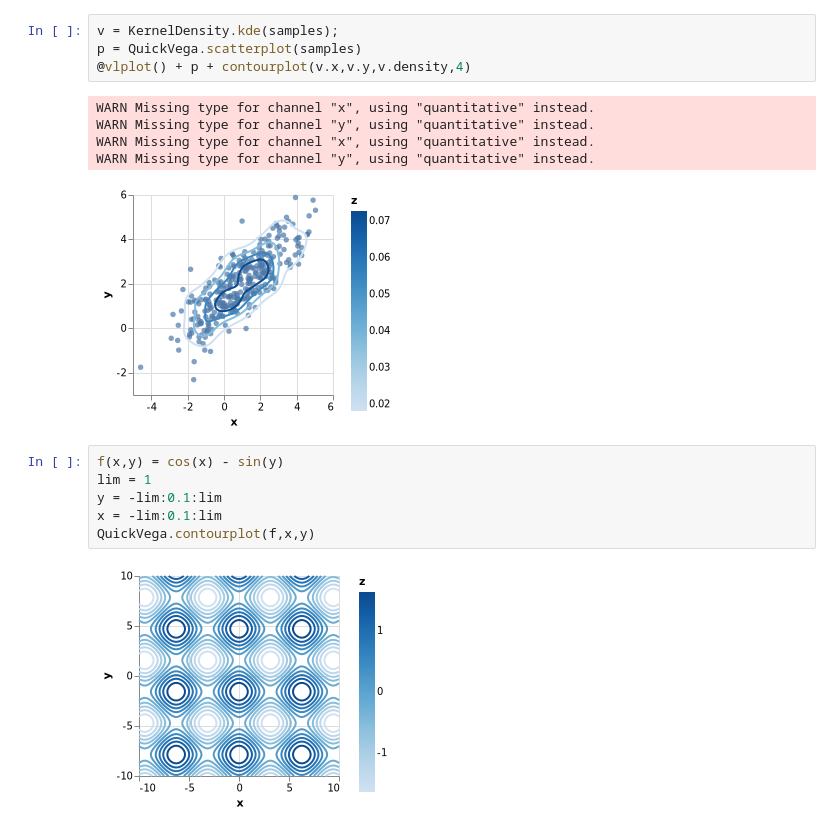
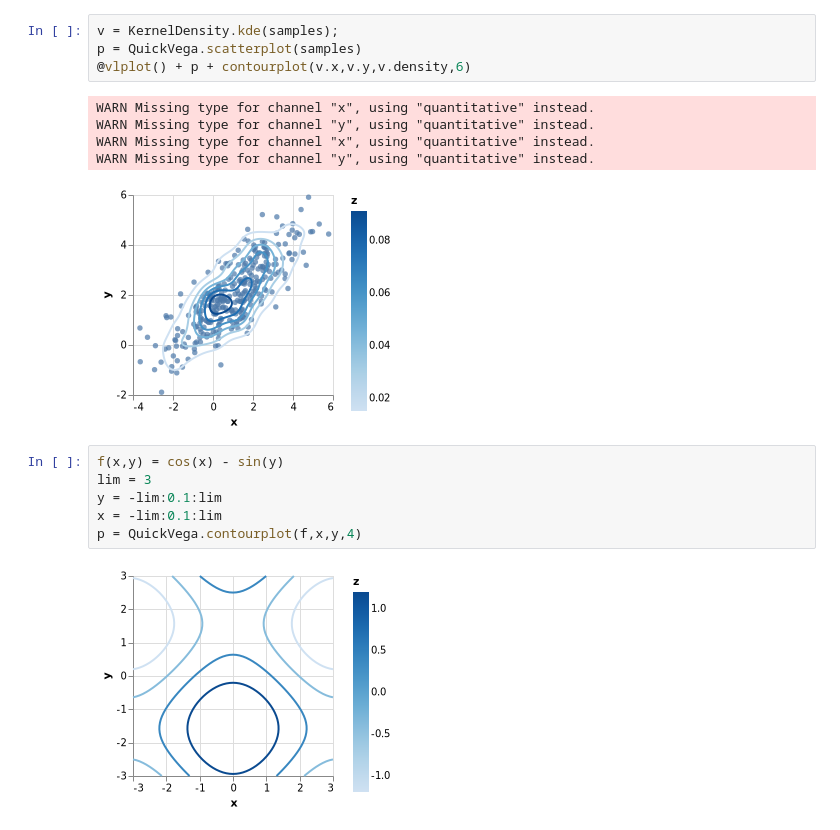
Before and after one commit to queryverse/QuickVega.jl, a Jupyter notebook: sandbox/Contour_Plot.ipynb, the cells around one changed output. Drawn from its saved outputs; the diff is of its cells as text.

Commit message:
Created contour function with Kerndel Density

```diff
--- a/sandbox/Contour_Plot.ipynb
+++ b/sandbox/Contour_Plot.ipynb
@@ -18,18 +27,18 @@ QuickVega.scatterplot(samples)
 # %%
 v = KernelDensity.kde(samples);
 p = QuickVega.scatterplot(samples)
-@vlplot() + p + contourplot(v.x,v.y,v.density,4)
+@vlplot() + p + contourplot(v.x,v.y,v.density,6)
 # %% [output]
 WARN Missing type for channel "x", using "quantitative" instead.
 WARN Missing type for channel "y", using "quantitative" instead.
 WARN Missing type for channel "x", using "quantitative" instead.
 WARN Missing type for channel "y", using "quantitative" instead.
-[figure, old version]
+[figure, new version]
 # %%
 f(x,y) = cos(x) - sin(y)
-lim = 1
+lim = 3
 y = -lim:0.1:lim
 x = -lim:0.1:lim
-QuickVega.contourplot(f,x,y)
+p = QuickVega.contourplot(f,x,y,4)
 # %% [output]
-[figure, old version]
+[figure, new version]
```
Also changed, not shown: parts of 8 cells of this notebook, 4 other files.
